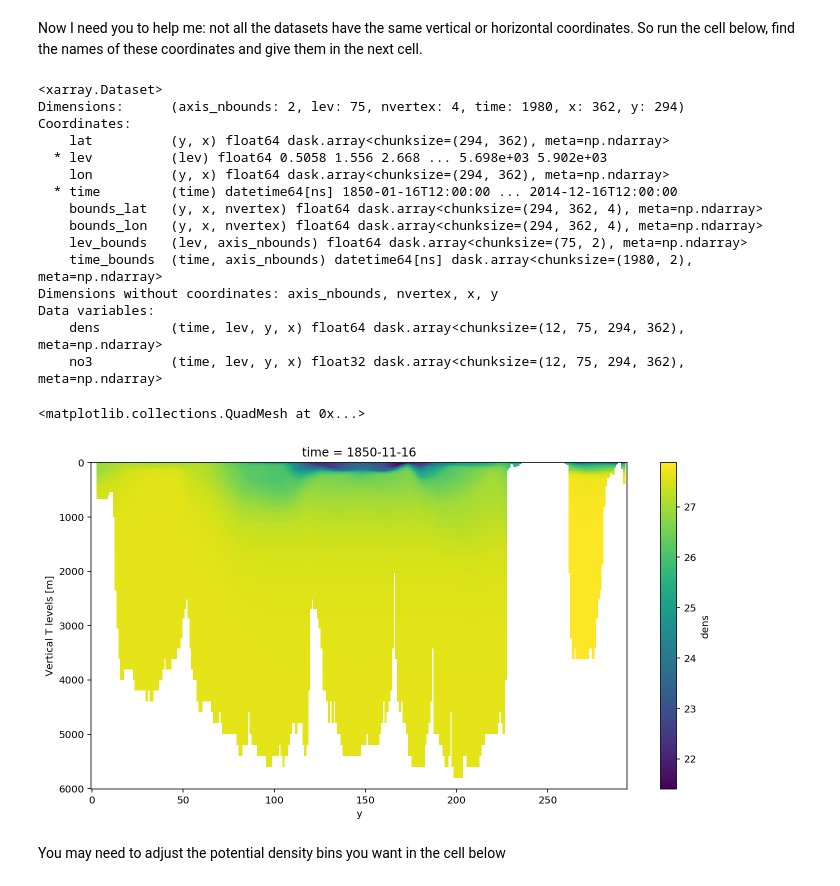
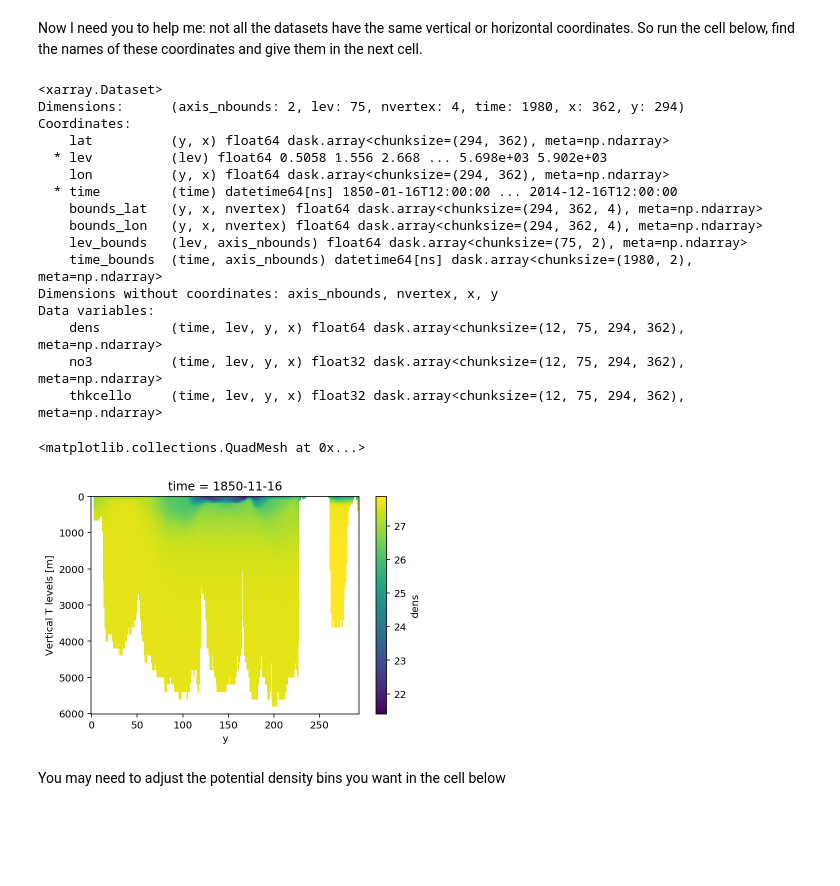
Before and after one commit to cspencerjones/cmip6_density_notebooks, a Jupyter notebook: beginners_vertical_rebin.ipynb, the cells around one changed output. Cells and saved outputs as stored; diff of their text form; code cells hidden in the pictures; blank space fills up the shorter version.

```diff
--- a/beginners_vertical_rebin.ipynb
+++ b/beginners_vertical_rebin.ipynb
@@ -175,6 +174,12 @@ df_salt = df[(df.table_id == table_id) & (df.variable_id == 'so')]
 uri = df_salt[(df_salt.source_id == source_id) &
                          (df_salt.experiment_id == experiment_id)].zstore.values[0]
 ds_salt = read_data(uri)
+# %%
+# We also need a variable that measures dZ
+df_dz = df[(df.table_id == table_id) & (df.variable_id == 'thkcello')]
+uri = df_dz[(df_dz.source_id == source_id) &
+                         (df_dz.experiment_id == experiment_id)].zstore.values[0]
+dz = read_data(uri)
 # %%
 #Here we calculate the approximate potential density
 #(note: Not all CMIP6 models use TEOS-10, so this potential density is only approximate)
@@ -183,7 +189,8 @@ dens=xr.apply_ufunc(gsw.density.sigma0,ds_salt['so'], ds_theta['thetao'],dask='p
                    ).rename('dens').to_dataset()
 # %%
 #Here we merge the data. You could have problems if you choose a variable that's not on T,S gridpoints
-ds = xr.merge([dens, ds_var])
+# this problem is faced below when working with velocities (needs a solution.)
+ds = xr.merge([dens, ds_var, dz])
 # %% [markdown]
 Now I need you to help me: not all the datasets have the same vertical or horizontal coordinates. So run the cell below,  find the names of these coordinates and give them in the next cell.
 # %%
@@ -204,25 +211,27 @@ Dimensions without coordinates: axis_nbounds, nvertex, x, y
 Data variables:
     dens         (time, lev, y, x) float64 dask.array<chunksize=(12, 75, 294, 362), meta=np.ndarray>
     no3          (time, lev, y, x) float32 dask.array<chunksize=(12, 75, 294, 362), meta=np.ndarray>
+    thkcello     (time, lev, y, x) float32 dask.array<chunksize=(12, 75, 294, 362), meta=np.ndarray>
 # %%
 #Define vertical coord
 vert_coord='lev'
+vert_grid_space = 'thkcello'
 
 #Define x-coord and y-coord
 x_coord='x'
 y_coord='y'
 
 ds=ds.rename_dims({x_coord:'x'})
 ds=ds.rename_dims({y_coord:'y'})
 
 #now I'm going to plot a cross section of density
 #so that you can figure out what potential density surfaces you want to pick
 
 roi = dict(x=125, time=10)
 ds.dens.isel(**roi).plot(yincrease=False)
 # %% [output]
 <matplotlib.collections.QuadMesh at 0x...>
-[figure, old version]
+[figure, new version]
 # %% [markdown]
 You may need to adjust the potential density bins you want in the cell below
 # %%
```
Also changed, not shown: parts of 32 cells of this notebook.
